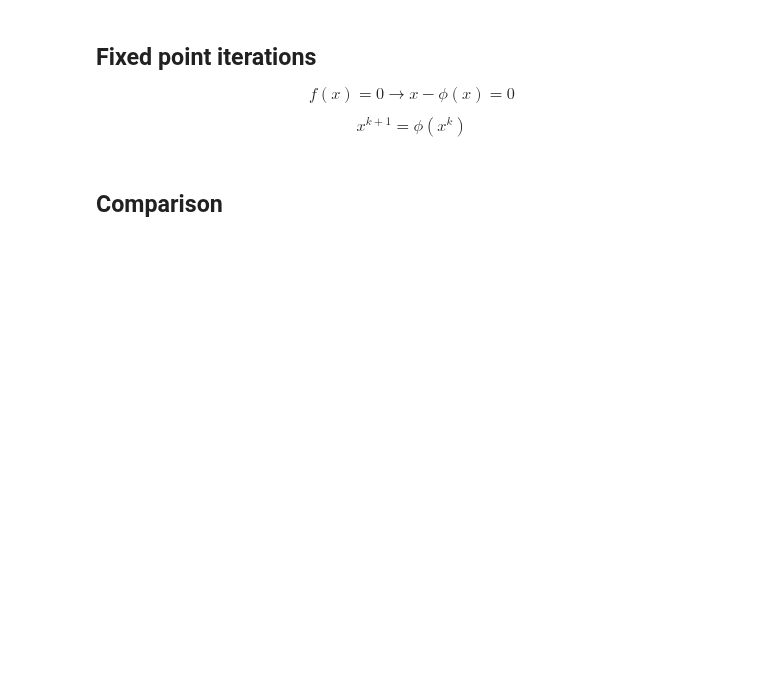
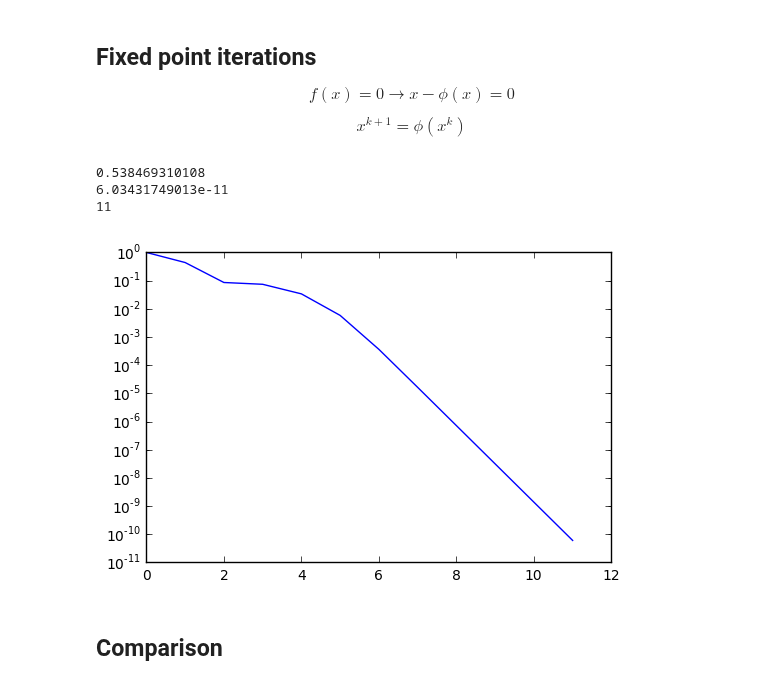
Before and after one commit to sissa/P1.4_seed, a Jupyter notebook: python-lectures/07_non_linear_equations.ipynb, the cells around one changed output. Cells and saved outputs as stored; diff of their text form; code cells hidden in the pictures; blank space fills up the shorter version.

```diff
--- a/python-lectures/07_non_linear_equations.ipynb
+++ b/python-lectures/07_non_linear_equations.ipynb
@@ -141,2 +246,27 @@ def fixed_point(phi,x0,eps,n_max):
+# %%
+def fixed_point(phi,x0,eps,n_max):
+    x = x0
+    err = eps + 1.
+    errors = [err]
+    it = 0
+    while (err > eps and it < n_max):
+        x_new = phi (x)
+        err = abs (x_new -x)
+        x = x_new
+        it += 1
+        errors.append(err)
+
+    print x
+    print err
+    print it
+    semilogy(errors)
+    return errors
+
+errors_fixed = fixed_point(phi,0.3,eps,n_max)
+# %% [output]
+0.538469310108
+6.03431749013e-11
+11
+[figure, added]
 # %% [markdown]
 ## Comparison
```
Also changed, not shown: parts of 15 cells of this notebook.
